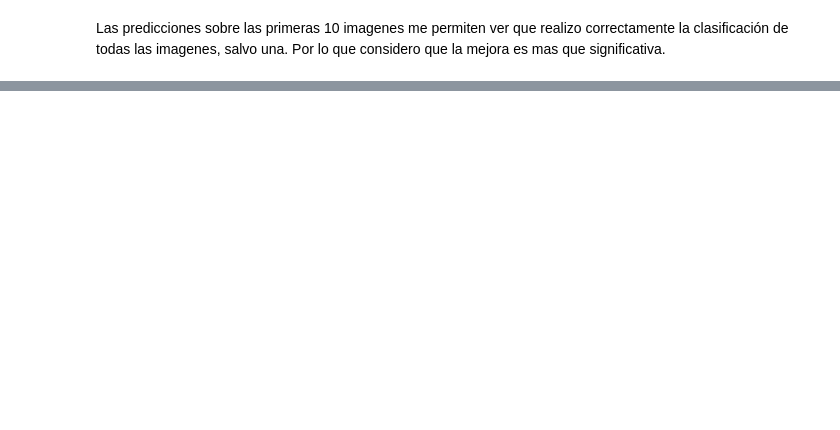
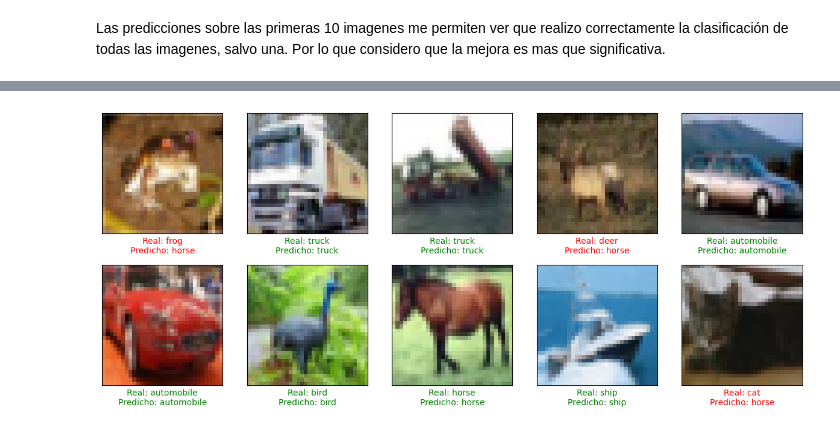
Before and after one commit to EduardoCorVal/Deep-Learning-Model-Implementation, a Jupyter notebook: M2_Implementación_de_un_modelo_de_deep_learning.ipynb, the cells around one changed output, grey strips where cells are left out. Cells and saved outputs as stored; diff of their text form; code cells hidden in the pictures; blank space fills up the shorter version.

```diff
--- a/M2_Implementación_de_un_modelo_de_deep_learning.ipynb
+++ b/M2_Implementación_de_un_modelo_de_deep_learning.ipynb
@@ -335,0 +462,4 @@ print(y_test[:10])
+# %%
+from tensorflow.keras.models import load_model
+
+loaded_model = load_model('/content/drive/MyDrive/7° - IA Avanzada/Data/image_classification_final.keras')
@@ -335,0 +470,32 @@ print(y_test[:10])
+# %%
+import numpy as np
+import matplotlib.pyplot as plt
+from tensorflow.keras import datasets
+
+cifar10 = tf.keras.datasets.cifar10
+(x_train, y_train), (x_test, y_test) = cifar10.load_data()
+
+predictions = loaded_model.predict(x_test)
+
+def plot_images(images, true_labels, predicted_labels, class_names):
+    plt.figure(figsize=(15, 6))
+    for i in range(min(10, len(images))):
+        plt.subplot(2, 5, i + 1)
+        plt.xticks([])
+        plt.yticks([])
+        plt.grid(False)
+        plt.imshow(images[i], cmap=plt.cm.binary)
+
+        # Label real
+        true_label = class_names[true_labels[i][0]]
+        # Label predicha
+        predicted_label = class_names[np.argmax(predicted_labels[i])]
+
+        title_color = 'green' if true_label == predicted_label else 'red'
+
+        plt.xlabel(f"Real: {true_label}\nPredicho: {predicted_label}", color=title_color)
+
+    plt.show()
+
+plot_images(x_test, y_test, predictions, class_names)
+# %% [output]
@@ -335,0 +503 @@ print(y_test[:10])
+[figure, added]
```
Also changed, not shown: parts of 30 cells of this notebook, 1 other file.
